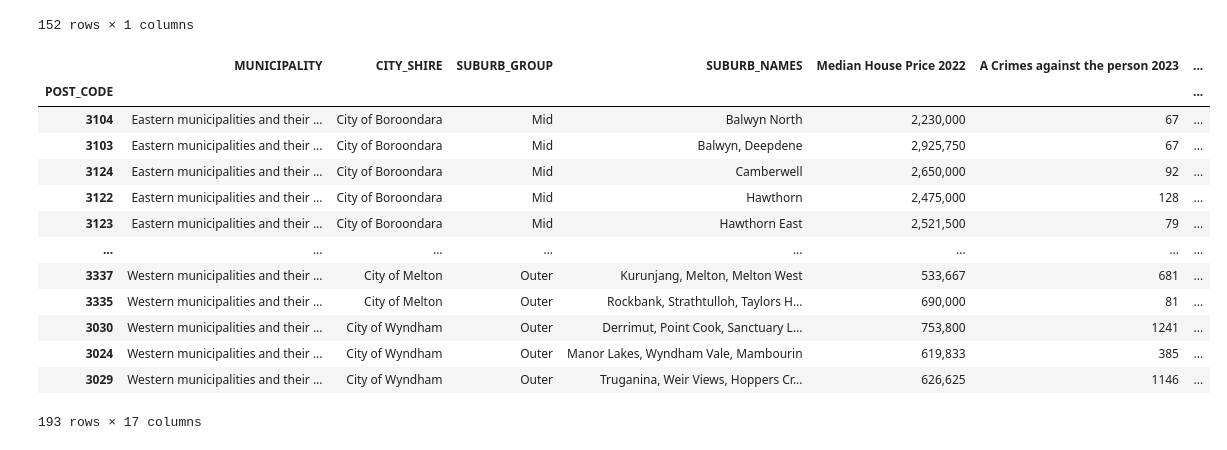
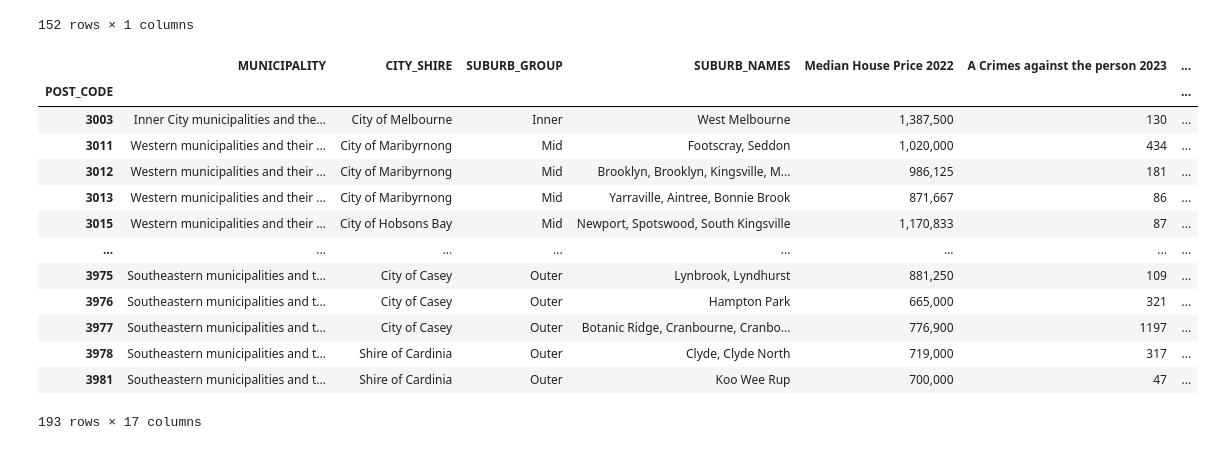
Before and after one commit to Kakhai1/bootcamp_project, a Jupyter notebook: Merge_All_Data_KT.ipynb, the cells around one changed output. Drawn from its saved outputs; the diff is of its cells as text; code cells hidden in the pictures.

```diff
--- a/Merge_All_Data_KT.ipynb
+++ b/Merge_All_Data_KT.ipynb
@@ -216,34 +216,35 @@ market_df
 # %%
 # Merge the DataFrames
 merged_df = house_df.merge(crime_df, on='POST_CODE', how='outer')
 merged_df = merged_df.merge(population_df, on='POST_CODE', how='outer')
 merged_df = merged_df.merge(school_df, on='POST_CODE', how='outer')
 merged_df = merged_df.merge(hospital_df, on='POST_CODE', how='outer')
 merged_df = merged_df.merge(police_df, on='POST_CODE', how='outer')
 merged_df = merged_df.merge(market_df, on='POST_CODE', how='outer')
 
 # Specify the order of columns
 column_order = ['MUNICIPALITY', 'CITY_SHIRE', 'SUBURB_GROUP'] + [col for col in merged_df.columns if col not in ['MUNICIPALITY', 'CITY_SHIRE', 'SUBURB_GROUP']]
 
 # Reorder the columns
 merged_df = merged_df[column_order]
 merged_df = merged_df.fillna(0)
-# Display the merged DataFrame
+# Sort the DataFrame by 'POST_CODE' in ascending order
+merged_df = merged_df.sort_values('POST_CODE')
 # Export cleaned population dataset to a CSV file
 merged_df.to_csv("Cleaned_Data/merged_all_data.csv", index_label="POST_CODE")
 merged_df
 # %% [output]
 |  | MUNICIPALITY | CITY_SHIRE | SUBURB_GROUP | SUBURB_NAMES | Median House Price 2022 | A Crimes against the person 2023 | ... |
 | POST_CODE |  |  |  |  |  |  | ... |
-| 3104 | Eastern municipalities and their ... | City of Boroondara | Mid | Balwyn North | 2,230,000 | 67 | ... |
-| 3103 | Eastern municipalities and their ... | City of Boroondara | Mid | Balwyn, Deepdene | 2,925,750 | 67 | ... |
-| 3124 | Eastern municipalities and their ... | City of Boroondara | Mid | Camberwell | 2,650,000 | 92 | ... |
-| 3122 | Eastern municipalities and their ... | City of Boroondara | Mid | Hawthorn | 2,475,000 | 128 | ... |
-| 3123 | Eastern municipalities and their ... | City of Boroondara | Mid | Hawthorn East | 2,521,500 | 79 | ... |
+| 3003 | Inner City municipalities and the... | City of Melbourne | Inner | West Melbourne | 1,387,500 | 130 | ... |
+| 3011 | Western municipalities and their ... | City of Maribyrnong | Mid | Footscray, Seddon | 1,020,000 | 434 | ... |
+| 3012 | Western municipalities and their ... | City of Maribyrnong | Mid | Brooklyn, Brooklyn, Kingsville, M... | 986,125 | 181 | ... |
+| 3013 | Western municipalities and their ... | City of Maribyrnong | Mid | Yarraville, Aintree, Bonnie Brook | 871,667 | 86 | ... |
+| 3015 | Western municipalities and their ... | City of Hobsons Bay | Mid | Newport, Spotswood, South Kingsville | 1,170,833 | 87 | ... |
 | ... | ... | ... | ... | ... | ... | ... | ... |
-| 3337 | Western municipalities and their ... | City of Melton | Outer | Kurunjang, Melton, Melton West | 533,667 | 681 | ... |
-| 3335 | Western municipalities and their ... | City of Melton | Outer | Rockbank, Strathtulloh, Taylors H... | 690,000 | 81 | ... |
-| 3030 | Western municipalities and their ... | City of Wyndham | Outer | Derrimut, Point Cook, Sanctuary L... | 753,800 | 1241 | ... |
-| 3024 | Western municipalities and their ... | City of Wyndham | Outer | Manor Lakes, Wyndham Vale, Mambourin | 619,833 | 385 | ... |
-| 3029 | Western municipalities and their ... | City of Wyndham | Outer | Truganina, Weir Views, Hoppers Cr... | 626,625 | 1146 | ... |
+| 3975 | Southeastern municipalities and t... | City of Casey | Outer | Lynbrook, Lyndhurst | 881,250 | 109 | ... |
+| 3976 | Southeastern municipalities and t... | City of Casey | Outer | Hampton Park | 665,000 | 321 | ... |
+| 3977 | Southeastern municipalities and t... | City of Casey | Outer | Botanic Ridge, Cranbourne, Cranbo... | 776,900 | 1197 | ... |
+| 3978 | Southeastern municipalities and t... | Shire of Cardinia | Outer | Clyde, Clyde North | 719,000 | 317 | ... |
+| 3981 | Southeastern municipalities and t... | Shire of Cardinia | Outer | Koo Wee Rup | 700,000 | 47 | ... |
 193 rows × 17 columns
```
Also changed, not shown: 2 other files.
